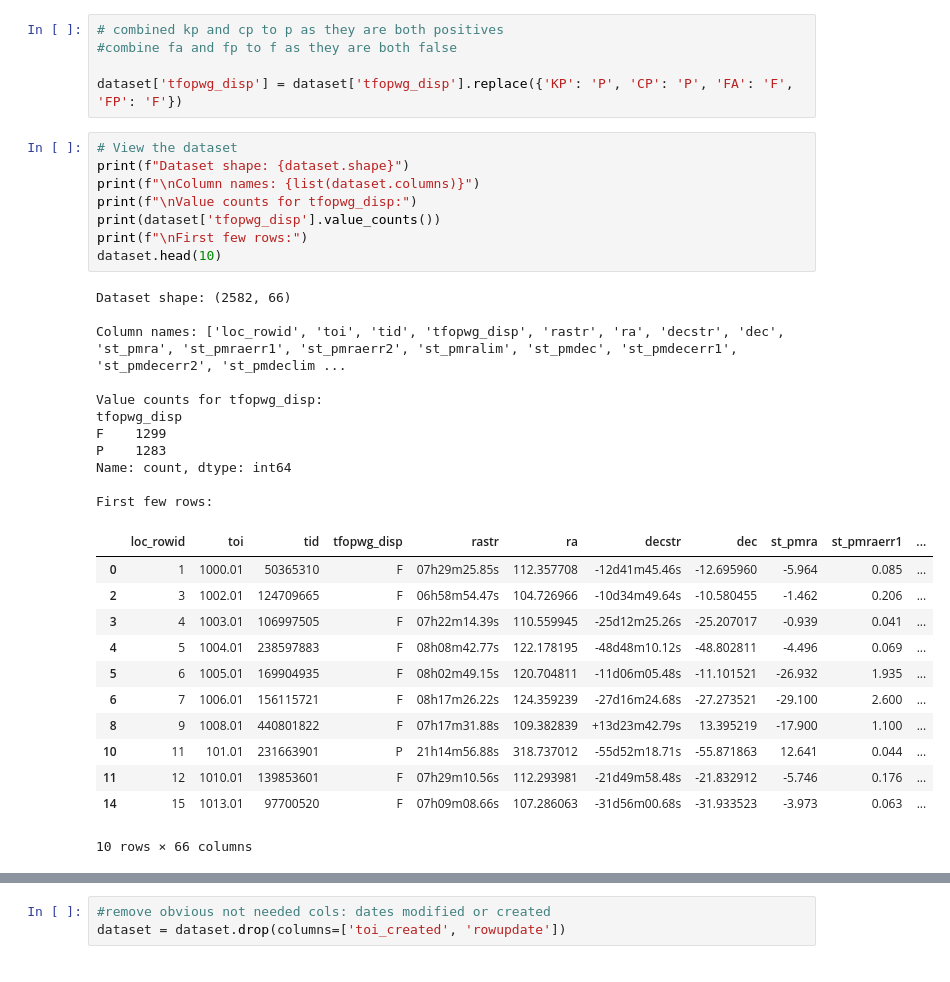
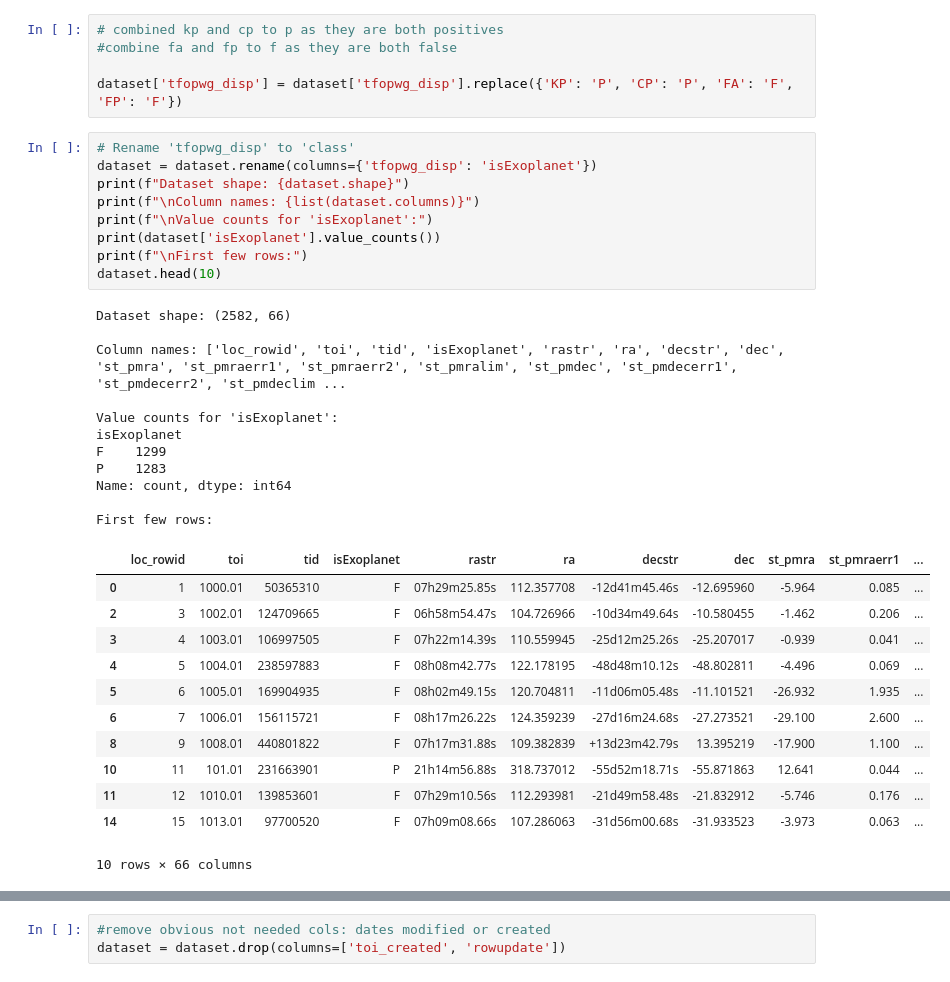
Before and after one commit to Thomaslund1/DisMlFinal, a Jupyter notebook: data_exploration.ipynb, the cells around one changed output, grey strips where cells are left out. Drawn from its saved outputs; the diff is of its cells as text.

```diff
--- a/data_exploration.ipynb
+++ b/data_exploration.ipynb
@@ -65,26 +65,27 @@ Remaining unique values in tfopwg_disp: ['FP' 'KP' 'FA' 'CP']
 
 dataset['tfopwg_disp'] = dataset['tfopwg_disp'].replace({'KP': 'P', 'CP': 'P', 'FA': 'F', 'FP': 'F'})
 # %%
-# View the dataset
+# Rename 'tfopwg_disp' to 'class'
+dataset = dataset.rename(columns={'tfopwg_disp': 'isExoplanet'})
 print(f"Dataset shape: {dataset.shape}")
 print(f"\nColumn names: {list(dataset.columns)}")
-print(f"\nValue counts for tfopwg_disp:")
-print(dataset['tfopwg_disp'].value_counts())
+print(f"\nValue counts for 'isExoplanet':")
+print(dataset['isExoplanet'].value_counts())
 print(f"\nFirst few rows:")
 dataset.head(10)
 # %% [output]
 Dataset shape: (2582, 66)
 
-Column names: ['loc_rowid', 'toi', 'tid', 'tfopwg_disp', 'rastr', 'ra', 'decstr', 'dec', 'st_pmra', 'st_pmraerr1', 'st_pmraerr2', 'st_pmralim', 'st_pmdec', 'st_pmdecerr1', 'st_pmdecerr2', 'st_pmdeclim ...
+Column names: ['loc_rowid', 'toi', 'tid', 'isExoplanet', 'rastr', 'ra', 'decstr', 'dec', 'st_pmra', 'st_pmraerr1', 'st_pmraerr2', 'st_pmralim', 'st_pmdec', 'st_pmdecerr1', 'st_pmdecerr2', 'st_pmdeclim ...
 
-Value counts for tfopwg_disp:
-tfopwg_disp
+Value counts for 'isExoplanet':
+isExoplanet
 F    1299
 P    1283
 Name: count, dtype: int64
 
 First few rows:
-|  | loc_rowid | toi | tid | tfopwg_disp | rastr | ra | decstr | dec | st_pmra | st_pmraerr1 | ... |
+|  | loc_rowid | toi | tid | isExoplanet | rastr | ra | decstr | dec | st_pmra | st_pmraerr1 | ... |
 | 0 | 1 | 1000.01 | 50365310 | F | 07h29m25.85s | 112.357708 | -12d41m45.46s | -12.695960 | -5.964 | 0.085 | ... |
 | 2 | 3 | 1002.01 | 124709665 | F | 06h58m54.47s | 104.726966 | -10d34m49.64s | -10.580455 | -1.462 | 0.206 | ... |
 | 3 | 4 | 1003.01 | 106997505 | F | 07h22m14.39s | 110.559945 | -25d12m25.26s | -25.207017 | -0.939 | 0.041 | ... |
```
Also changed, not shown: parts of 4 cells of this notebook.
